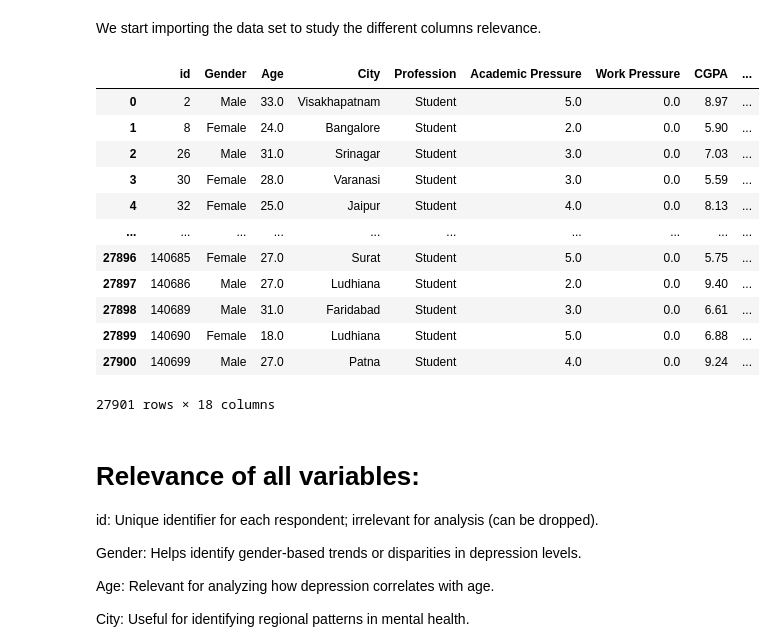
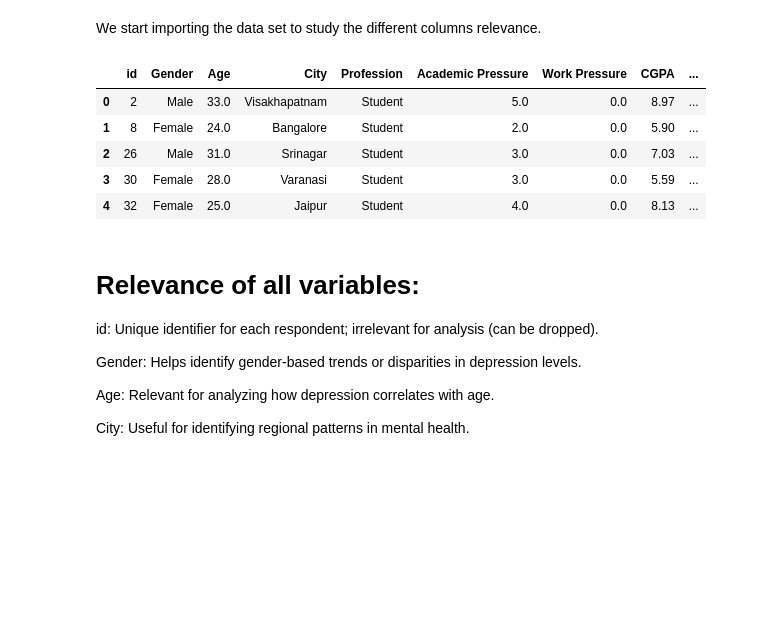
Before and after one commit to NaDub/ML_2024, a Jupyter notebook: Depression_Analysis_V1.ipynb, the cells around one changed output. Drawn from its saved outputs; the diff is of its cells as text; code cells hidden in the pictures; blank space fills up the shorter version.

```diff
--- a/Depression_Analysis_V1.ipynb
+++ b/Depression_Analysis_V1.ipynb
@@ -11,21 +12,14 @@ from sklearn.neighbors import KNeighborsClassifier
 We start importing the data set to study the different columns relevance.
 # %%
 raw_data = pd.read_csv("dataset.csv")
-raw_data
+raw_data.head(5)
 # %% [output]
 |  | id | Gender | Age | City | Profession | Academic Pressure | Work Pressure | CGPA | ... |
 | 0 | 2 | Male | 33.0 | Visakhapatnam | Student | 5.0 | 0.0 | 8.97 | ... |
 | 1 | 8 | Female | 24.0 | Bangalore | Student | 2.0 | 0.0 | 5.90 | ... |
 | 2 | 26 | Male | 31.0 | Srinagar | Student | 3.0 | 0.0 | 7.03 | ... |
 | 3 | 30 | Female | 28.0 | Varanasi | Student | 3.0 | 0.0 | 5.59 | ... |
 | 4 | 32 | Female | 25.0 | Jaipur | Student | 4.0 | 0.0 | 8.13 | ... |
-| ... | ... | ... | ... | ... | ... | ... | ... | ... | ... |
-| 27896 | 140685 | Female | 27.0 | Surat | Student | 5.0 | 0.0 | 5.75 | ... |
-| 27897 | 140686 | Male | 27.0 | Ludhiana | Student | 2.0 | 0.0 | 9.40 | ... |
-| 27898 | 140689 | Male | 31.0 | Faridabad | Student | 3.0 | 0.0 | 6.61 | ... |
-| 27899 | 140690 | Female | 18.0 | Ludhiana | Student | 5.0 | 0.0 | 6.88 | ... |
-| 27900 | 140699 | Male | 27.0 | Patna | Student | 4.0 | 0.0 | 9.24 | ... |
-27901 rows × 18 columns
 # %% [markdown]
 # Relevance of all variables:
 
```
Also changed, not shown: parts of 8 cells of this notebook.
